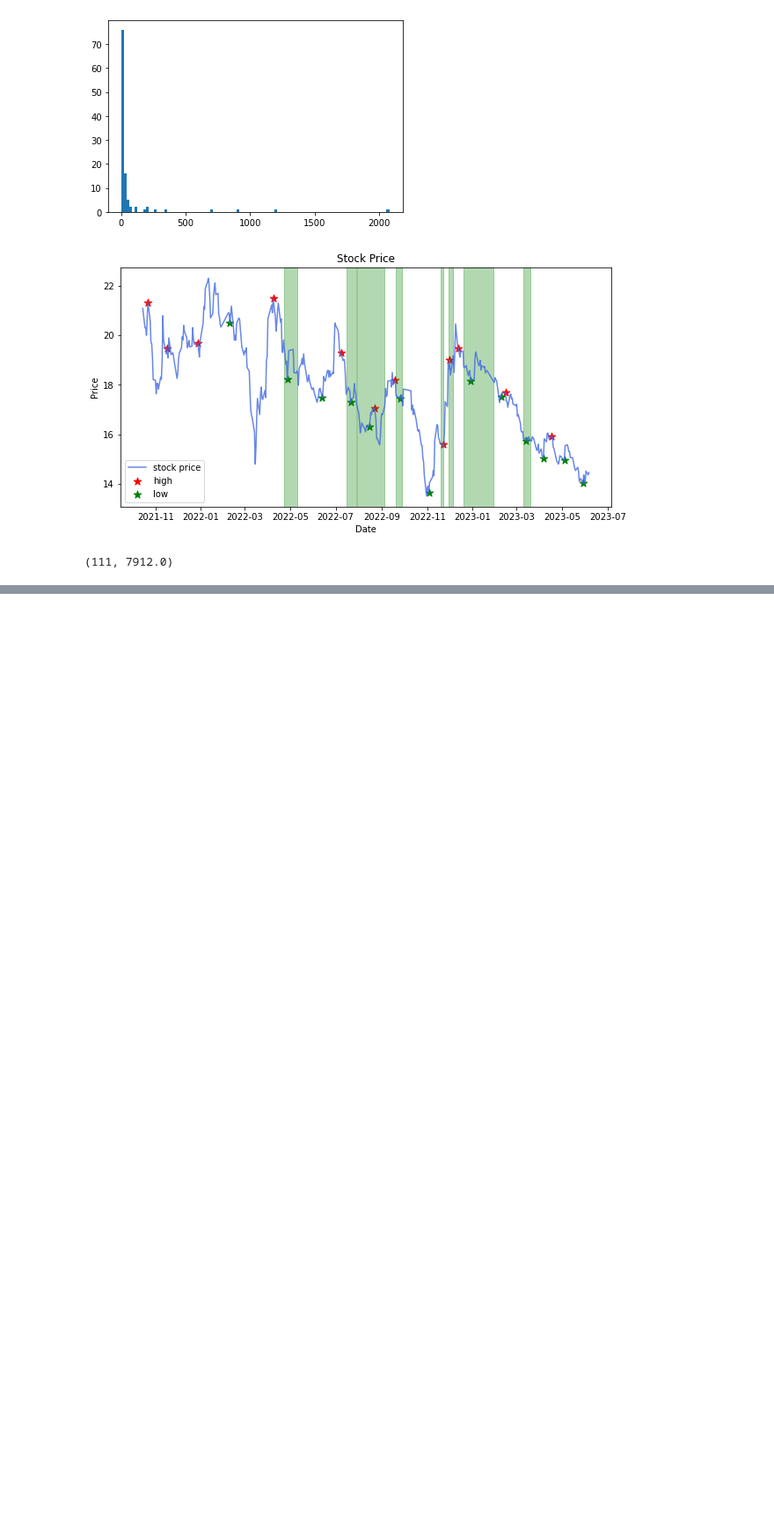
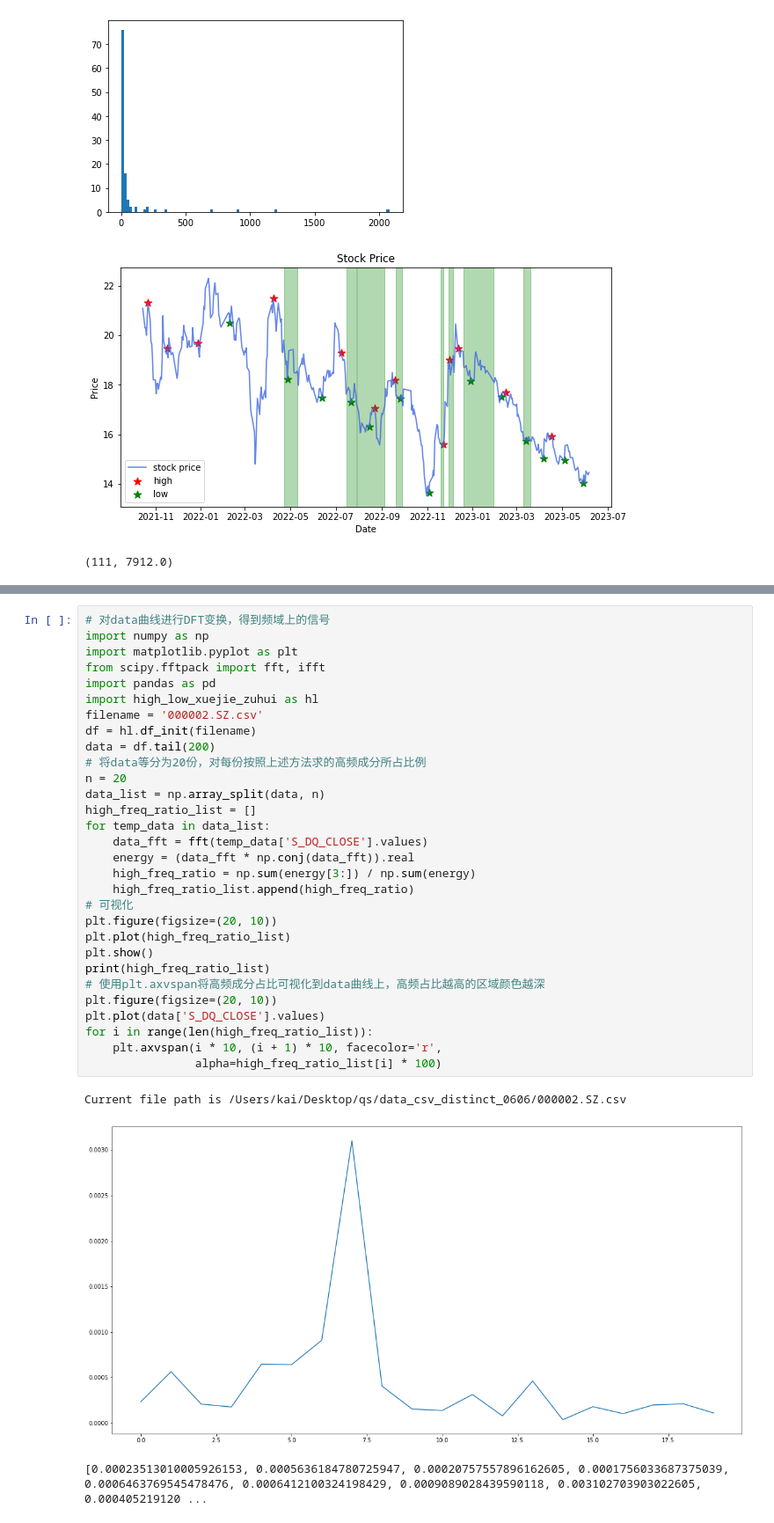
Before and after one commit to QsbpGroup/quant-stat-baby-project, a Jupyter notebook: 1.ipynb, the cells around one changed output, grey strips where cells are left out. Shown at 88% size. Cells and saved outputs as stored; diff of their text form; blank space fills up the shorter version.

```diff
--- a/1.ipynb
+++ b/1.ipynb
@@ -147,0 +190,34 @@ Name: 2, dtype: int64
+# %%
+# 对data曲线进行DFT变换，得到频域上的信号
+import numpy as np
+import matplotlib.pyplot as plt
+from scipy.fftpack import fft, ifft
+import pandas as pd
+import high_low_xuejie_zuhui as hl
+filename = '000002.SZ.csv'
+df = hl.df_init(filename)
+data = df.tail(200)
+# 将data等分为20份，对每份按照上述方法求的高频成分所占比例
+n = 20
+data_list = np.array_split(data, n)
+high_freq_ratio_list = []
+for temp_data in data_list:
+    data_fft = fft(temp_data['S_DQ_CLOSE'].values)
+    energy = (data_fft * np.conj(data_fft)).real
+    high_freq_ratio = np.sum(energy[3:]) / np.sum(energy)
+    high_freq_ratio_list.append(high_freq_ratio)
+# 可视化
+plt.figure(figsize=(20, 10))
+plt.plot(high_freq_ratio_list)
+plt.show()
+print(high_freq_ratio_list)
+# 使用plt.axvspan将高频成分占比可视化到data曲线上，高频占比越高的区域颜色越深
+plt.figure(figsize=(20, 10))
+plt.plot(data['S_DQ_CLOSE'].values)
+for i in range(len(high_freq_ratio_list)):
+    plt.axvspan(i * 10, (i + 1) * 10, facecolor='r',
+                alpha=high_freq_ratio_list[i] * 100)
+# %% [output]
+Current file path is /Users/kai/Desktop/qs/data_csv_distinct_0606/000002.SZ.csv
+[figure, added]
+[0.00023513010005926153, 0.0005636184780725947, 0.00020757557896162605, 0.0001756033687375039, 0.0006463769545478476, 0.0006412100324198429, 0.0009089028439590118, 0.003102703903022605, 0.000405219120 ...
```
Also changed, not shown: parts of 9 cells of this notebook, 3 other files.
